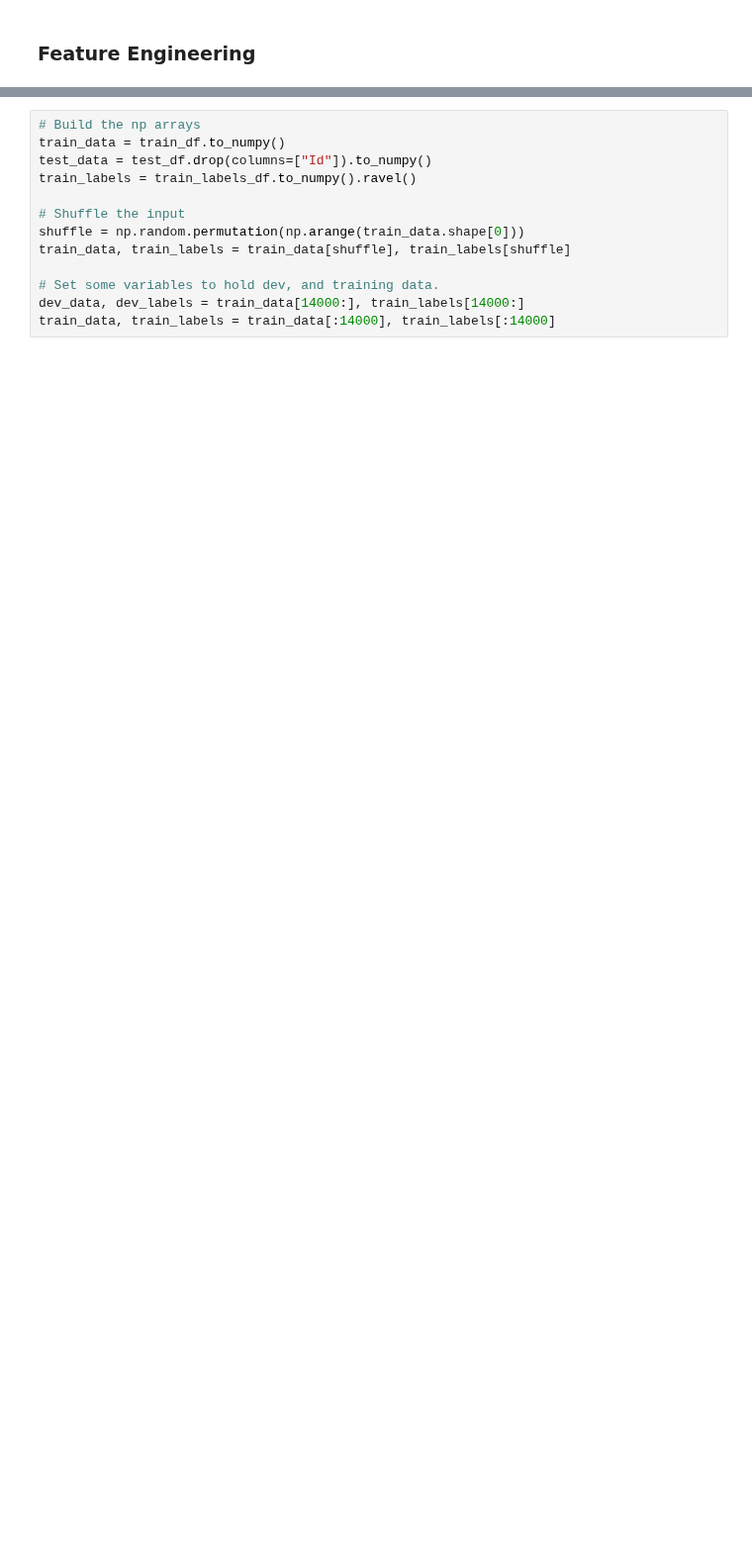
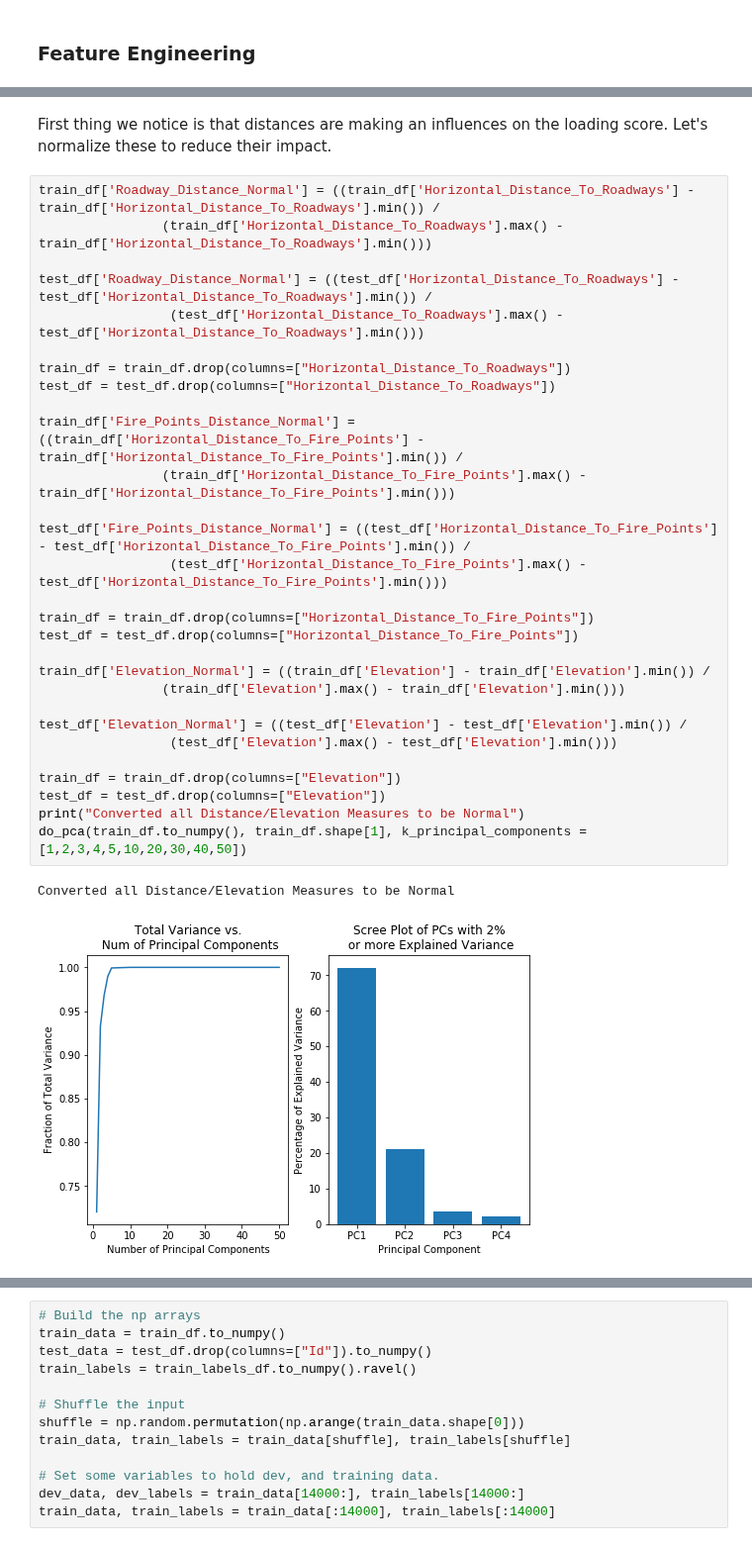
Before and after one commit to aidan-jackson-data/Forest-Cover-Type-Prediction, a Jupyter notebook: Models/PCA/andi_morey_pca.ipynb, the cells around one changed output, grey strips where cells are left out. Shown at 99% size. Cells and saved outputs as stored; diff of their text form; blank space fills up the shorter version.

```diff
--- a/Models/PCA/andi_morey_pca.ipynb
+++ b/Models/PCA/andi_morey_pca.ipynb
@@ -171,0 +158,34 @@ train_df = train_df.drop(columns=["Cover_Type"])
+# %% [markdown]
+First thing we notice is that distances are making an influences on the loading score.  Let's normalize these to reduce their impact.
+# %%
+train_df['Roadway_Distance_Normal'] = ((train_df['Horizontal_Distance_To_Roadways'] - train_df['Horizontal_Distance_To_Roadways'].min()) /
+                (train_df['Horizontal_Distance_To_Roadways'].max() - train_df['Horizontal_Distance_To_Roadways'].min()))
+
+test_df['Roadway_Distance_Normal'] = ((test_df['Horizontal_Distance_To_Roadways'] - test_df['Horizontal_Distance_To_Roadways'].min()) /
+                 (test_df['Horizontal_Distance_To_Roadways'].max() - test_df['Horizontal_Distance_To_Roadways'].min()))
+
+train_df = train_df.drop(columns=["Horizontal_Distance_To_Roadways"])
+test_df = test_df.drop(columns=["Horizontal_Distance_To_Roadways"])
+
+train_df['Fire_Points_Distance_Normal'] = ((train_df['Horizontal_Distance_To_Fire_Points'] - train_df['Horizontal_Distance_To_Fire_Points'].min()) /
+                (train_df['Horizontal_Distance_To_Fire_Points'].max() - train_df['Horizontal_Distance_To_Fire_Points'].min()))
+
+test_df['Fire_Points_Distance_Normal'] = ((test_df['Horizontal_Distance_To_Fire_Points'] - test_df['Horizontal_Distance_To_Fire_Points'].min()) /
+                 (test_df['Horizontal_Distance_To_Fire_Points'].max() - test_df['Horizontal_Distance_To_Fire_Points'].min()))
+
+train_df = train_df.drop(columns=["Horizontal_Distance_To_Fire_Points"])
+test_df = test_df.drop(columns=["Horizontal_Distance_To_Fire_Points"])
+
+train_df['Elevation_Normal'] = ((train_df['Elevation'] - train_df['Elevation'].min()) /
+                (train_df['Elevation'].max() - train_df['Elevation'].min()))
+
+test_df['Elevation_Normal'] = ((test_df['Elevation'] - test_df['Elevation'].min()) /
+                 (test_df['Elevation'].max() - test_df['Elevation'].min()))
+
+train_df = train_df.drop(columns=["Elevation"])
+test_df = test_df.drop(columns=["Elevation"])
+print("Converted all Distance/Elevation Measures to be Normal")
+do_pca(train_df.to_numpy(), train_df.shape[1], k_principal_components = [1,2,3,4,5,10,20,30,40,50])
+# %% [output]
+Converted all Distance/Elevation Measures to be Normal
+[figure, added]
```
Also changed, not shown: parts of 21 cells of this notebook.
